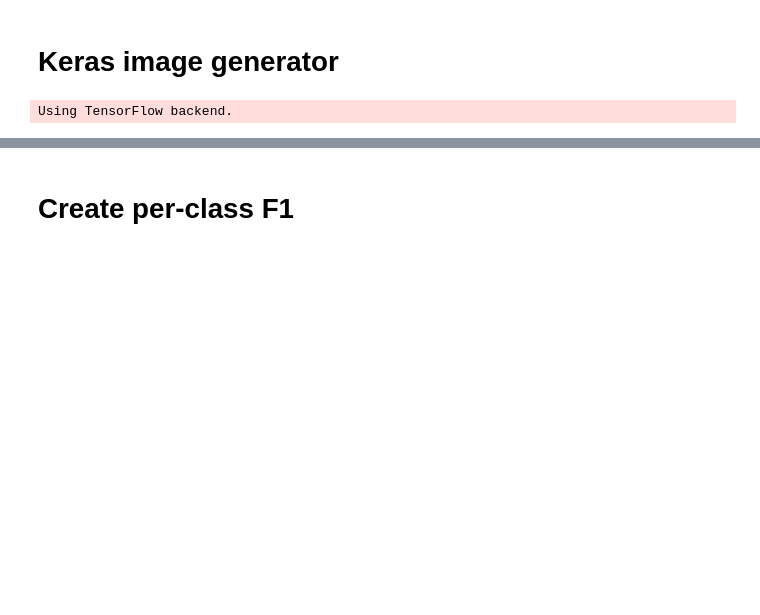
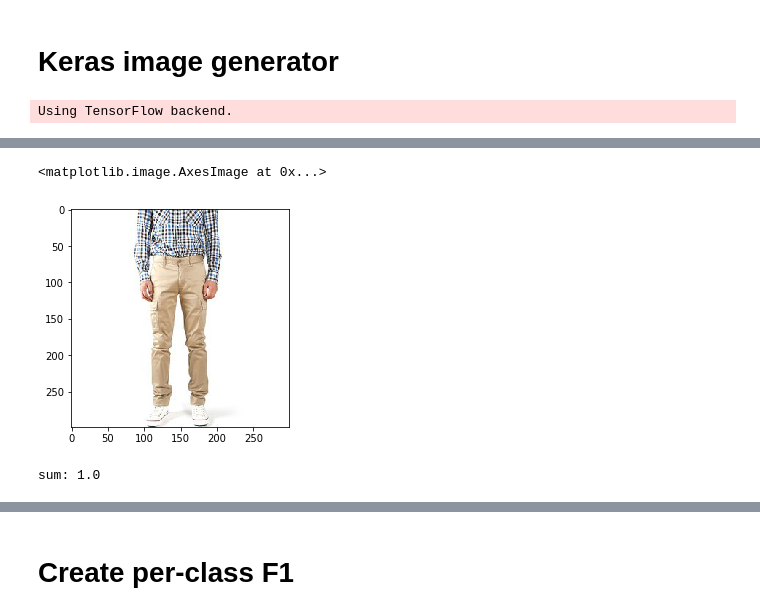
Before and after one commit to minfawang/cs231n-fashion, a Jupyter notebook: code/code_test.ipynb, the cells around one changed output, grey strips where cells are left out. Cells and saved outputs as stored; diff of their text form; code cells hidden in the pictures; blank space fills up the shorter version.

```diff
--- a/code/code_test.ipynb
+++ b/code/code_test.ipynb
@@ -362,0 +393,11 @@ for i in range(nrows):
+# %%
+sample_input = batch_sample_inputs[3]
+plt.imshow(sample_input)
+# %% [output]
+<matplotlib.image.AxesImage at 0x...>
+[figure, added]
+# %%
+sample_chist = gen_utils.color_histogram_hsv(sample_input, nbin=10, xmin=0.0, xmax=1.0)
+print('sum: {}'.format(np.sum(sample_chist)))
+# %% [output]
+sum: 1.0
```
Also changed, not shown: parts of 16 cells of this notebook.
